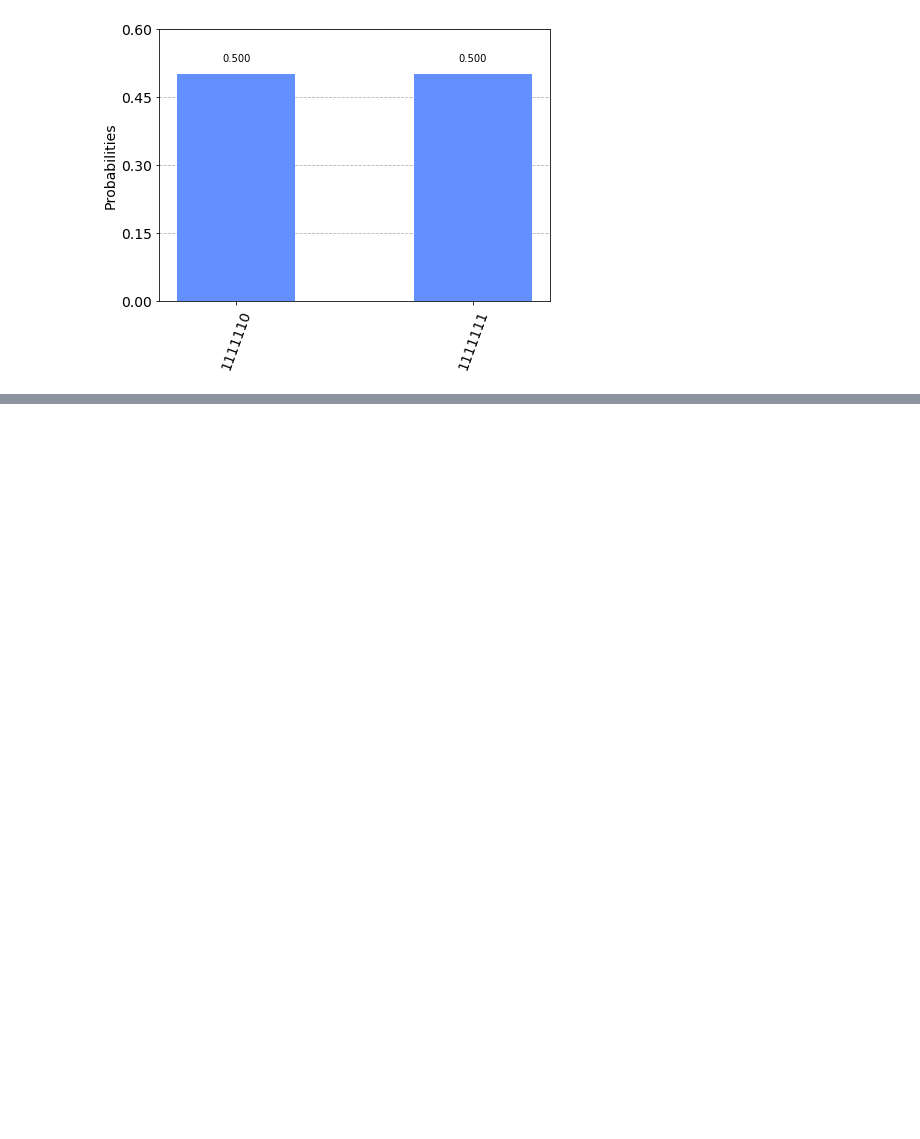
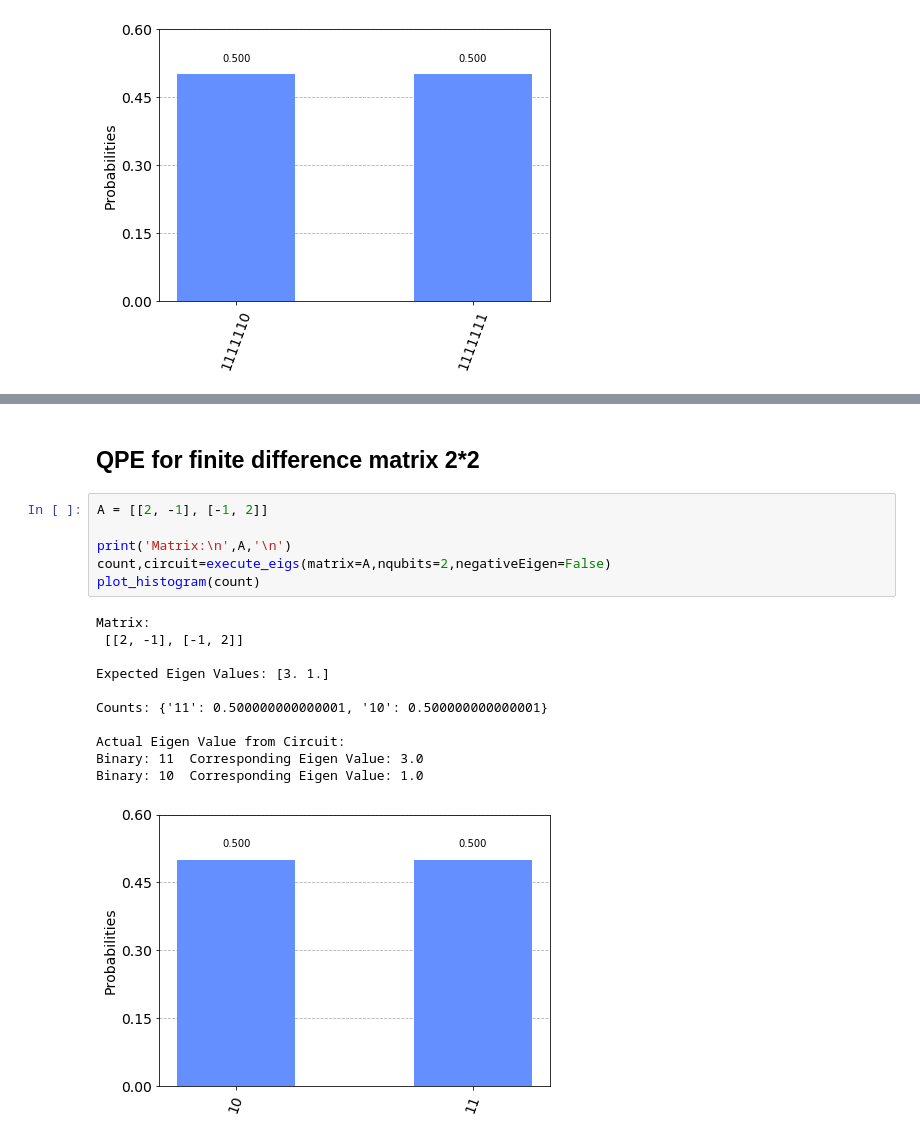
Before and after one commit to Anand-GitH/HHL-QuantumComputing, a Jupyter notebook: Qiskit-QPEStandalone.ipynb, the cells around one changed output, grey strips where cells are left out. Drawn from its saved outputs; the diff is of its cells as text; blank space fills up the shorter version.

```diff
--- a/Qiskit-QPEStandalone.ipynb
+++ b/Qiskit-QPEStandalone.ipynb
@@ -168,0 +274,20 @@ Actual Eigen Value from Circuit:
+# %% [markdown]
+## QPE for finite difference matrix 2*2
+# %%
+A = [[2, -1], [-1, 2]]
+
+print('Matrix:\n',A,'\n')
+count,circuit=execute_eigs(matrix=A,nqubits=2,negativeEigen=False)
+plot_histogram(count)
+# %% [output]
+Matrix:
+ [[2, -1], [-1, 2]]
+
+Expected Eigen Values: [3. 1.]
+
+Counts: {'11': 0.500000000000001, '10': 0.500000000000001}
+
+Actual Eigen Value from Circuit:
+Binary: 11  Corresponding Eigen Value: 3.0
+Binary: 10  Corresponding Eigen Value: 1.0
+[figure, added]
```
Also changed, not shown: parts of 13 cells of this notebook, 4 other files.
